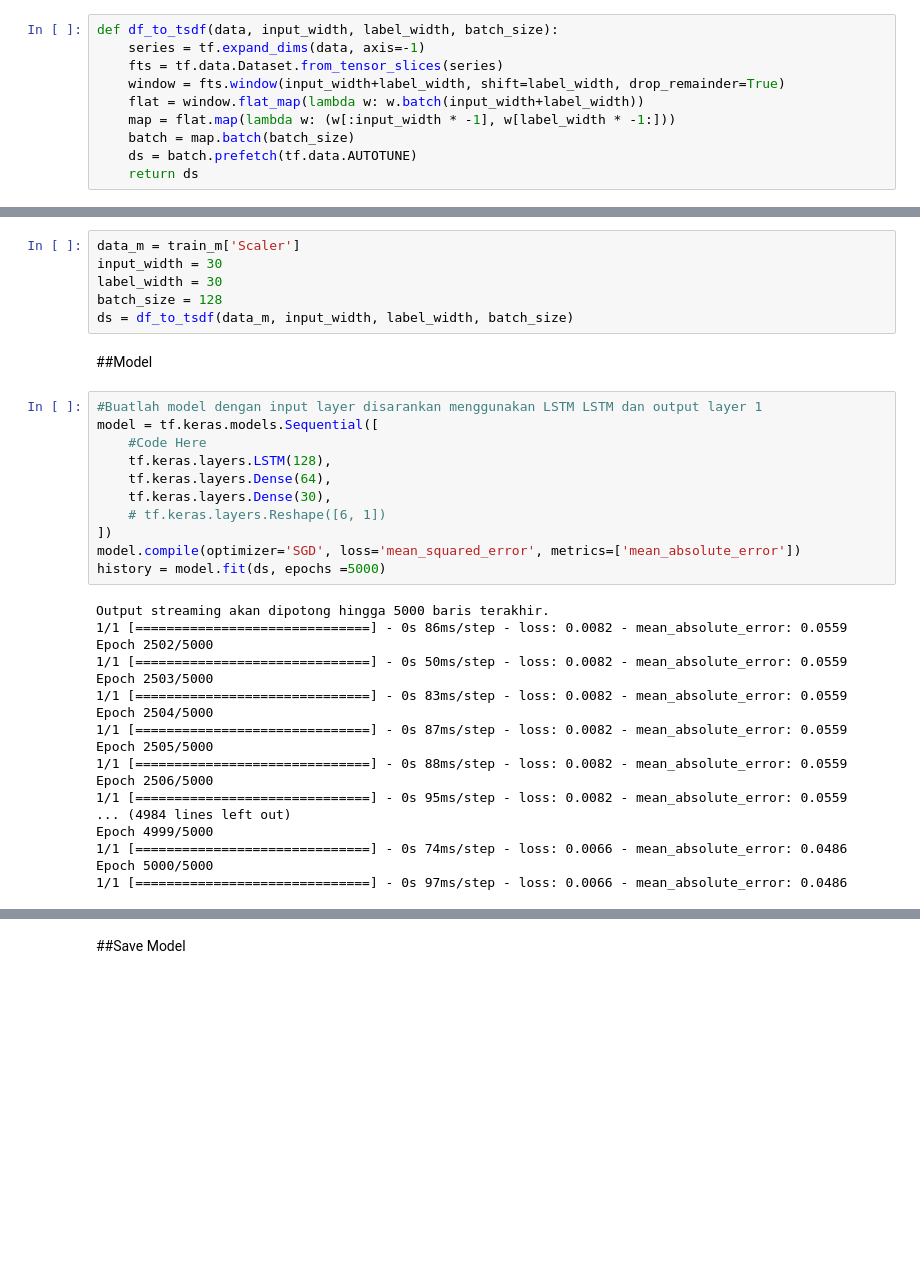
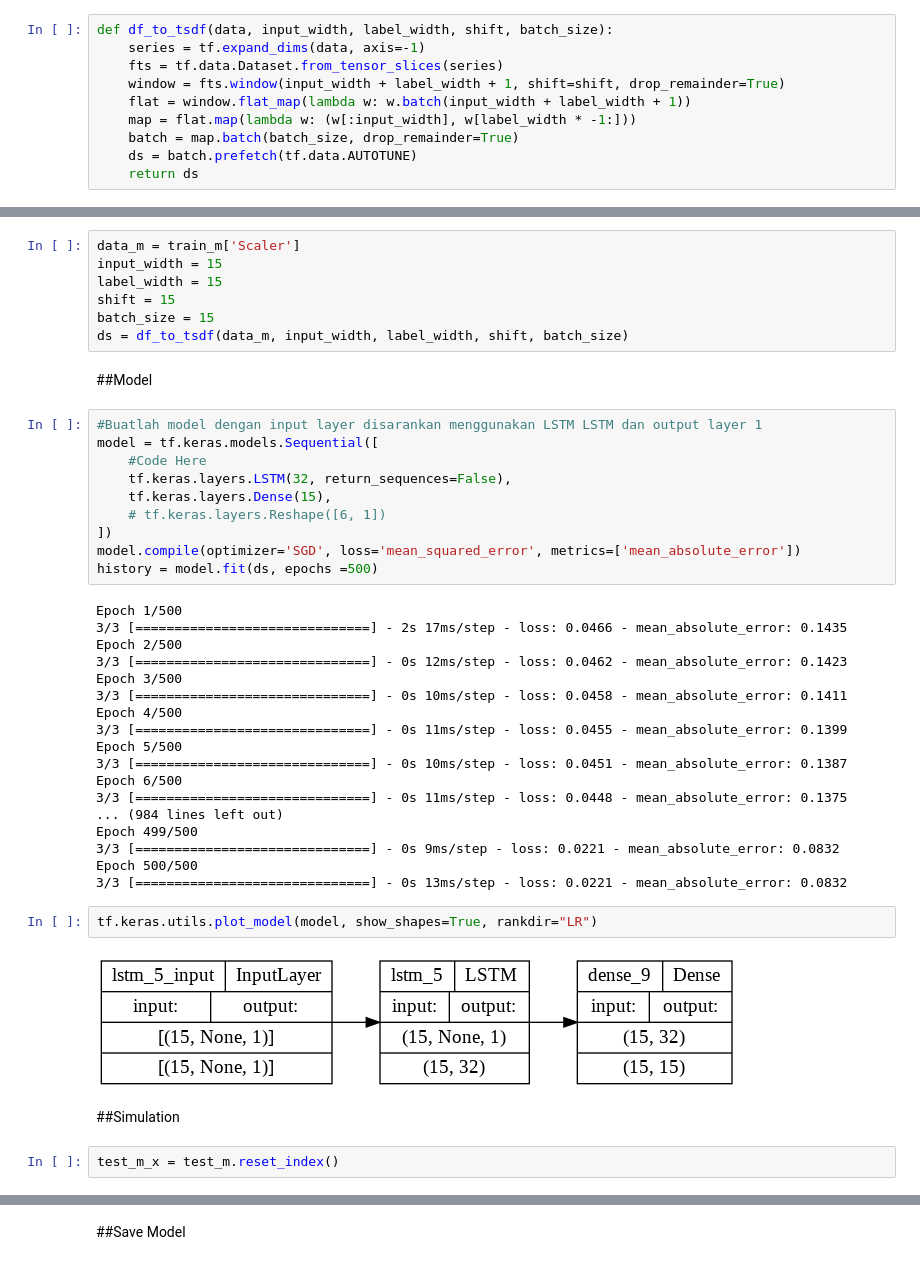
Before and after one commit to gigihsantoso/prediksi-saham, a Jupyter notebook: Deep_Learning_Saham_BRIS.ipynb, the cells around one changed output, grey strips where cells are left out. Drawn from its saved outputs; the diff is of its cells as text; blank space fills up the shorter version.

```diff
--- a/Deep_Learning_Saham_BRIS.ipynb
+++ b/Deep_Learning_Saham_BRIS.ipynb
@@ -94,12 +88,12 @@ def dataframe_split(data, test= 7):
   rest_part_ = data.drop(part_.index)
   return (part_, rest_part_)
 # %%
-def df_to_tsdf(data, input_width, label_width, batch_size):
+def df_to_tsdf(data, input_width, label_width, shift, batch_size):
     series = tf.expand_dims(data, axis=-1)
     fts = tf.data.Dataset.from_tensor_slices(series)
-    window = fts.window(input_width+label_width, shift=label_width, drop_remainder=True)
-    flat = window.flat_map(lambda w: w.batch(input_width+label_width))
-    map = flat.map(lambda w: (w[:input_width * -1], w[label_width * -1:]))
-    batch = map.batch(batch_size)
+    window = fts.window(input_width + label_width + 1, shift=shift, drop_remainder=True)
+    flat = window.flat_map(lambda w: w.batch(input_width + label_width + 1))
+    map = flat.map(lambda w: (w[:input_width], w[label_width * -1:]))
+    batch = map.batch(batch_size, drop_remainder=True)
     ds = batch.prefetch(tf.data.AUTOTUNE)
     return ds
@@ -112,38 +127,46 @@ df_model['Scaler'] =  (df_model.loc[:, 'Close']-df_model.loc[:, 'Close'].min())/
 train_m, test_m = dataframe_split(df_model, test=210)
 # %%
 data_m = train_m['Scaler']
-input_width = 30
-label_width = 30
-batch_size = 128
-ds = df_to_tsdf(data_m, input_width, label_width, batch_size)
+input_width = 15
+label_width = 15
+shift = 15
+batch_size = 15
+ds = df_to_tsdf(data_m, input_width, label_width, shift, batch_size)
 # %% [markdown]
 ##Model
 # %%
 #Buatlah model dengan input layer disarankan menggunakan LSTM LSTM dan output layer 1
 model = tf.keras.models.Sequential([
     #Code Here
-    tf.keras.layers.LSTM(128),
-    tf.keras.layers.Dense(64),
-    tf.keras.layers.Dense(30),
+    tf.keras.layers.LSTM(32, return_sequences=False),
+    tf.keras.layers.Dense(15),
     # tf.keras.layers.Reshape([6, 1])
 ])
 model.compile(optimizer='SGD', loss='mean_squared_error', metrics=['mean_absolute_error'])
-history = model.fit(ds, epochs =5000)
+history = model.fit(ds, epochs =500)
 # %% [output]
-Output streaming akan dipotong hingga 5000 baris terakhir.
-1/1 [==============================] - 0s 86ms/step - loss: 0.0082 - mean_absolute_error: 0.0559
-Epoch 2502/5000
-1/1 [==============================] - 0s 50ms/step - loss: 0.0082 - mean_absolute_error: 0.0559
-Epoch 2503/5000
-1/1 [==============================] - 0s 83ms/step - loss: 0.0082 - mean_absolute_error: 0.0559
-Epoch 2504/5000
-1/1 [==============================] - 0s 87ms/step - loss: 0.0082 - mean_absolute_error: 0.0559
-Epoch 2505/5000
-1/1 [==============================] - 0s 88ms/step - loss: 0.0082 - mean_absolute_error: 0.0559
-Epoch 2506/5000
-1/1 [==============================] - 0s 95ms/step - loss: 0.0082 - mean_absolute_error: 0.0559
-... (4984 lines left out)
-Epoch 4999/5000
-1/1 [==============================] - 0s 74ms/step - loss: 0.0066 - mean_absolute_error: 0.0486
-Epoch 5000/5000
-1/1 [==============================] - 0s 97ms/step - loss: 0.0066 - mean_absolute_error: 0.0486
+Epoch 1/500
+3/3 [==============================] - 2s 17ms/step - loss: 0.0466 - mean_absolute_error: 0.1435
+Epoch 2/500
+3/3 [==============================] - 0s 12ms/step - loss: 0.0462 - mean_absolute_error: 0.1423
+Epoch 3/500
+3/3 [==============================] - 0s 10ms/step - loss: 0.0458 - mean_absolute_error: 0.1411
+Epoch 4/500
+3/3 [==============================] - 0s 11ms/step - loss: 0.0455 - mean_absolute_error: 0.1399
+Epoch 5/500
+3/3 [==============================] - 0s 10ms/step - loss: 0.0451 - mean_absolute_error: 0.1387
+Epoch 6/500
+3/3 [==============================] - 0s 11ms/step - loss: 0.0448 - mean_absolute_error: 0.1375
+... (984 lines left out)
+Epoch 499/500
+3/3 [==============================] - 0s 9ms/step - loss: 0.0221 - mean_absolute_error: 0.0832
+Epoch 500/500
+3/3 [==============================] - 0s 13ms/step - loss: 0.0221 - mean_absolute_error: 0.0832
+# %%
+tf.keras.utils.plot_model(model, show_shapes=True, rankdir="LR")
+# %% [output]
+[figure, added]
+# %% [markdown]
+##Simulation
+# %%
+test_m_x = test_m.reset_index()
```
Also changed, not shown: parts of 14 cells of this notebook.
